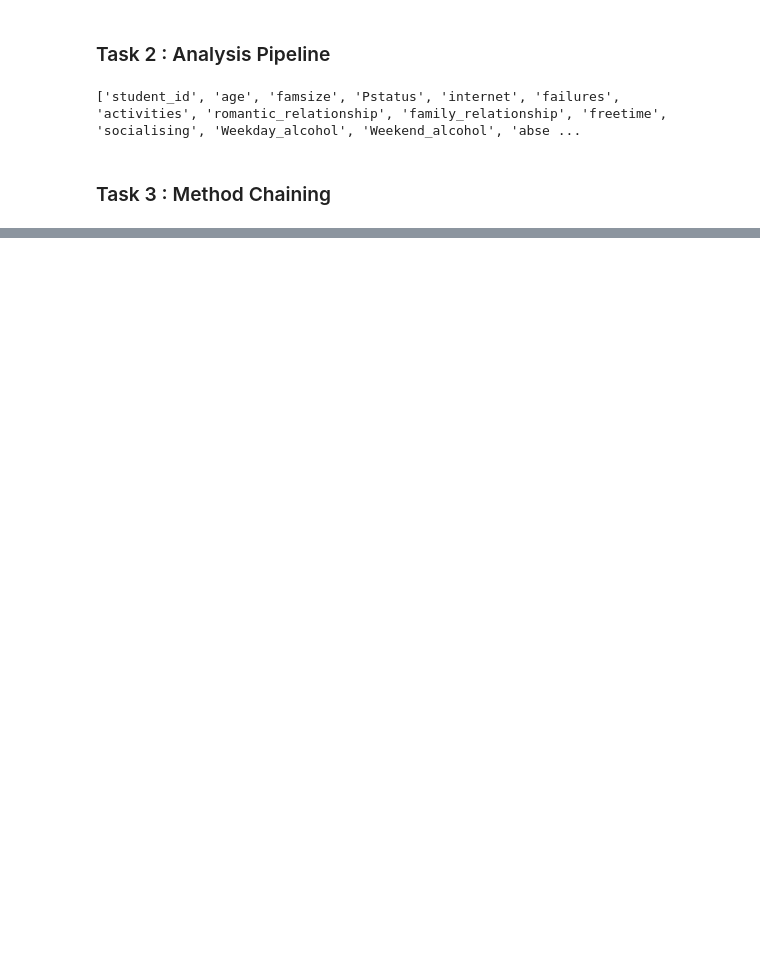
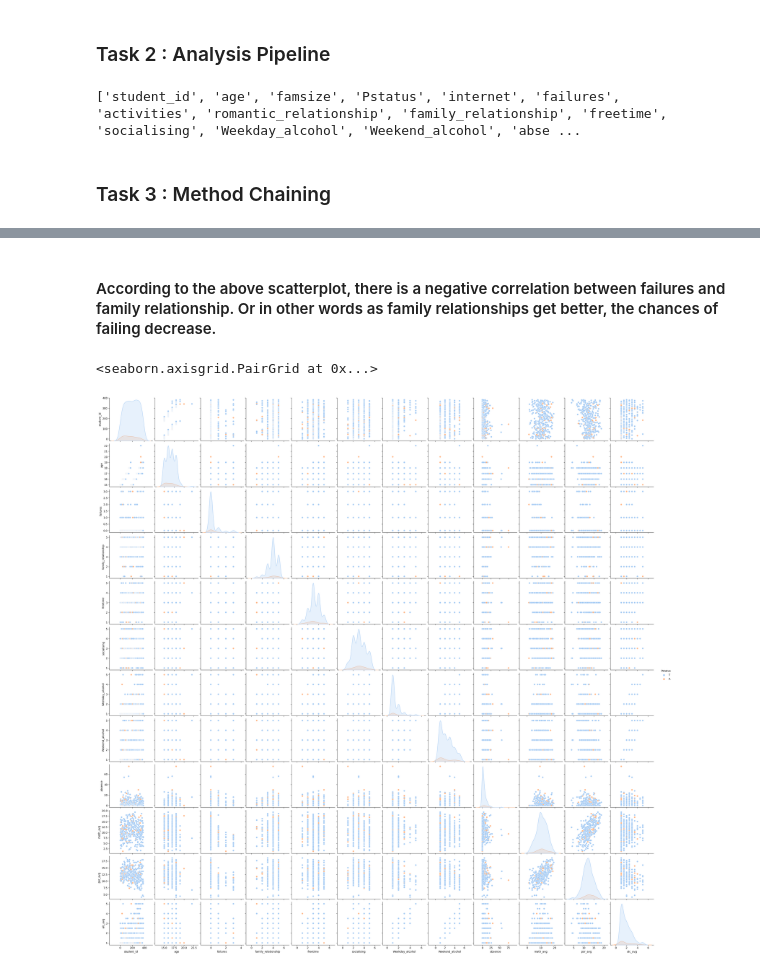
Before and after one commit to ubco-W2022T1-cosc301/project-group33, a Jupyter notebook: notebooks/analysis3.ipynb, the cells around one changed output, grey strips where cells are left out. Saved outputs shown, nothing was run; the diff lists cells and outputs as text; code cells hidden in the pictures; blank space fills up the shorter version.

```diff
--- a/notebooks/analysis3.ipynb
+++ b/notebooks/analysis3.ipynb
@@ -139,0 +167,7 @@ def load_and_process(url_or_path):
+# %% [markdown]
+#### According to the above scatterplot, there is a negative correlation between failures and family relationship. Or in other words as family relationships get better, the chances of failing decrease.
+# %%
+sns.pairplot(data_cleaned, palette='pastel',hue='Pstatus')
+# %% [output]
+<seaborn.axisgrid.PairGrid at 0x...>
+[figure, added]
```
Also changed, not shown: parts of 18 cells of this notebook.
